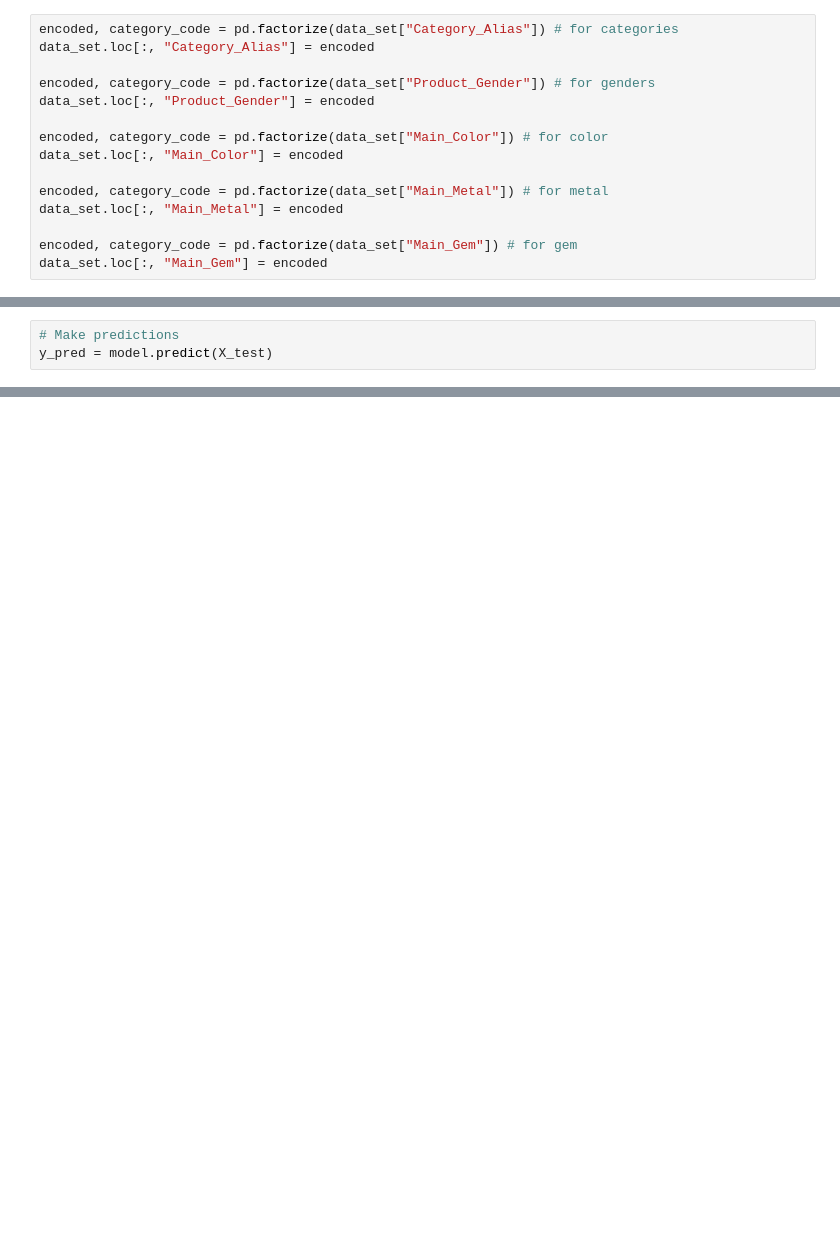
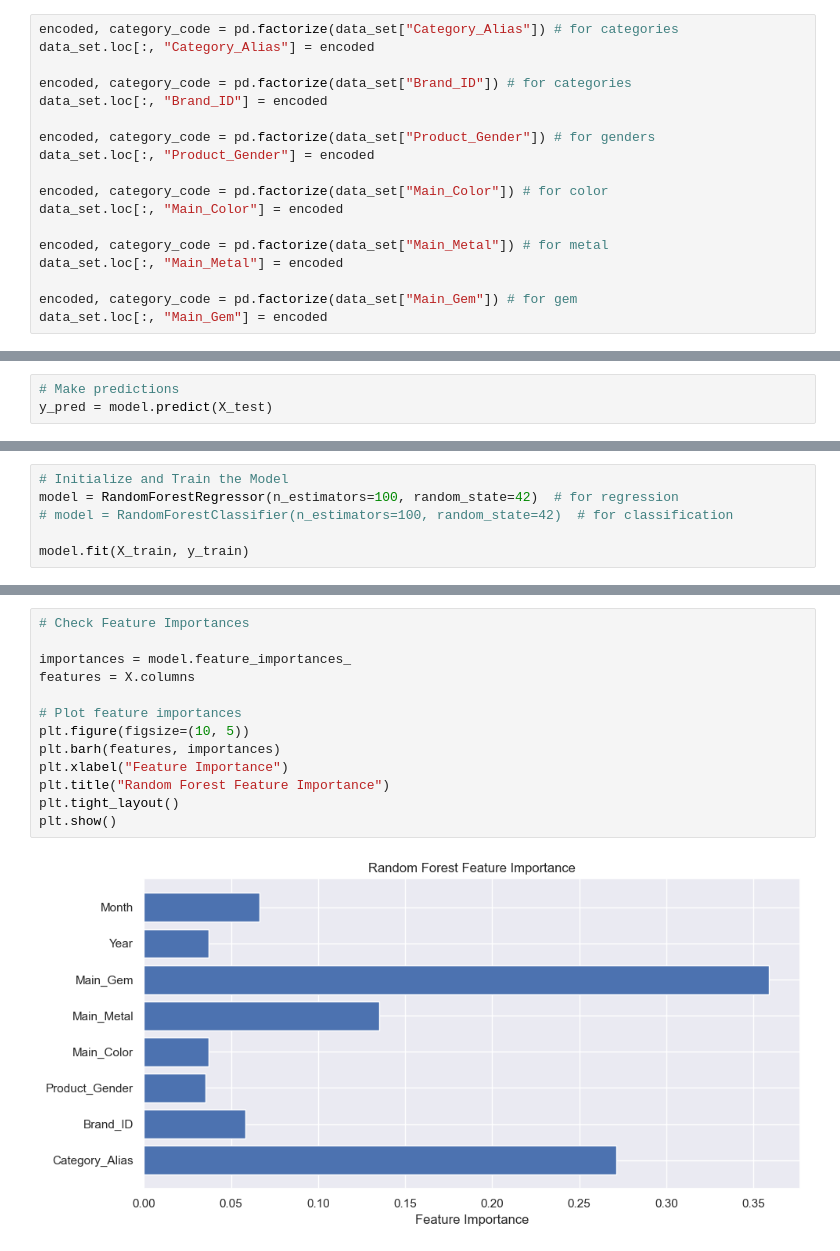
Before and after one commit to TestimOnyOni/OptimumJewelryPrice, a Jupyter notebook: Notebooks/OptimumJewelryPricing.ipynb, the cells around one changed output, grey strips where cells are left out. Drawn from its saved outputs; the diff is of its cells as text; blank space fills up the shorter version.

Commit message:
3 Models

```diff
--- a/Notebooks/OptimumJewelryPricing.ipynb
+++ b/Notebooks/OptimumJewelryPricing.ipynb
@@ -647,6 +651,9 @@ dtype: int64
 # %%
 encoded, category_code = pd.factorize(data_set["Category_Alias"]) # for categories
 data_set.loc[:, "Category_Alias"] = encoded
+
+encoded, category_code = pd.factorize(data_set["Brand_ID"]) # for categories
+data_set.loc[:, "Brand_ID"] = encoded
 
 encoded, category_code = pd.factorize(data_set["Product_Gender"]) # for genders
 data_set.loc[:, "Product_Gender"] = encoded
@@ -730,0 +747,6 @@ print("Coefficients:", model.coef_)
+# %%
+# Initialize and Train the Model
+model = RandomForestRegressor(n_estimators=100, random_state=42)  # for regression
+# model = RandomForestClassifier(n_estimators=100, random_state=42)  # for classification
+
+model.fit(X_train, y_train)
@@ -730,0 +768,15 @@ print("Coefficients:", model.coef_)
+# %%
+# Check Feature Importances
+
+importances = model.feature_importances_
+features = X.columns
+
+# Plot feature importances
+plt.figure(figsize=(10, 5))
+plt.barh(features, importances)
+plt.xlabel("Feature Importance")
+plt.title("Random Forest Feature Importance")
+plt.tight_layout()
+plt.show()
+# %% [output]
+[figure, added]
```
Also changed, not shown: parts of 80 cells of this notebook.
